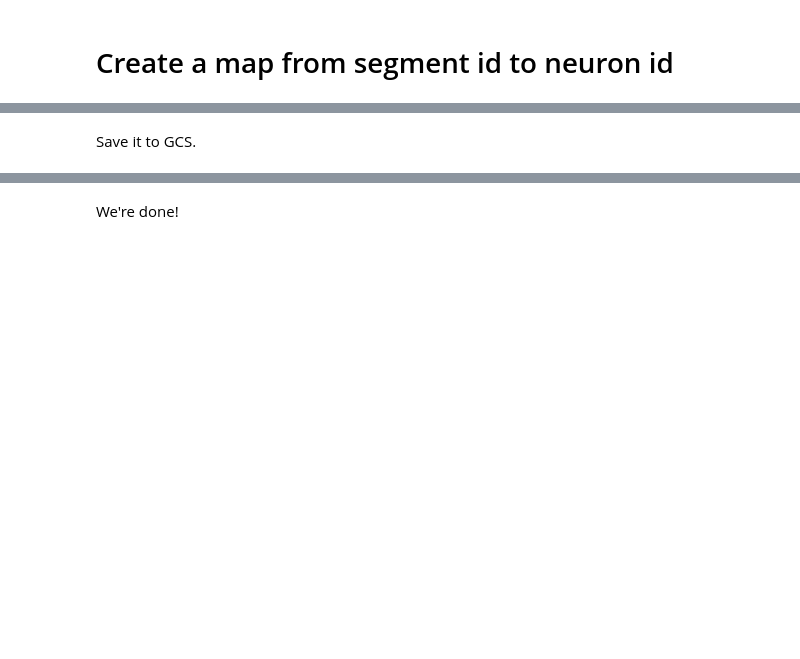
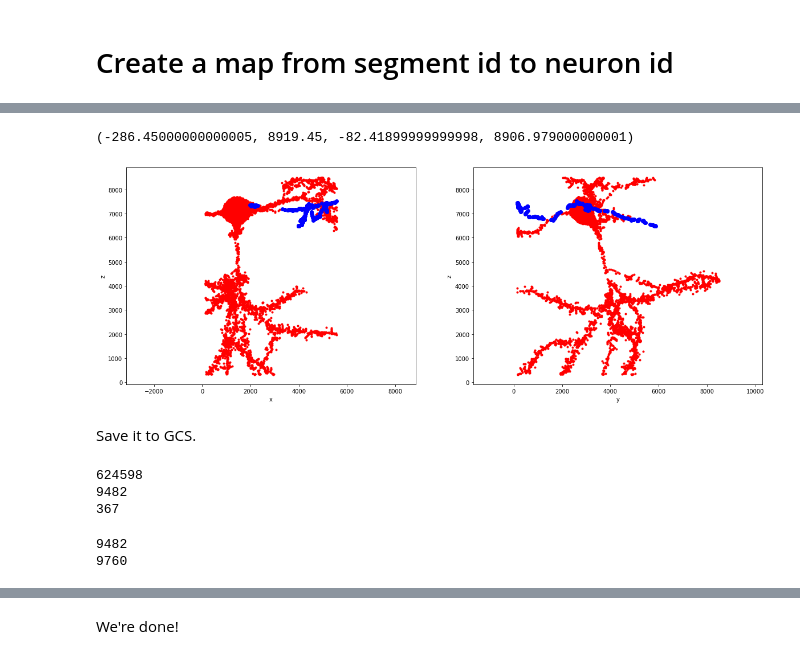
Before and after one commit to patrickmineault/neuron-jungle, a Jupyter notebook: Process each chunk.ipynb, the cells around one changed output, grey strips where cells are left out. Saved outputs shown, nothing was run; the diff lists cells and outputs as text; code cells hidden in the pictures; blank space fills up the shorter version.

```diff
--- a/Process each chunk.ipynb
+++ b/Process each chunk.ipynb
@@ -122,5 +284,41 @@ for neuron_id, segment_ids in d.items():
+# %%
+segments = h5py.File('../cache/segments.hdf5', 'r')
+seg_positions = np.array(segments['segments']['position'])
+# %%
+# Plot neuron 1
+idx = 1
+plt.figure(figsize=(20, 7))
+dendrite_centers = seg_positions[:, np.array(dendrite_segments[idx])-1]
+axon_centers_a = seg_positions[:, np.array(axon_segments2[idx])-1]
+plt.subplot(121)
+plt.plot(dendrite_centers[0, :], dendrite_centers[2, :] * 2.49, 'r.')
+plt.plot(axon_centers_a[0, :], axon_centers_a[2, :] * 2.49, 'bo')
+#plt.plot(axon_centers_b[0, :], axon_centers_b[2, :] * 2.49, 'ko')
+plt.xlabel('x')
+plt.ylabel('z')
+plt.box('off')
+plt.axis('equal')
+plt.subplot(122)
+plt.plot(dendrite_centers[1, :], dendrite_centers[2, :] * 2.49, 'r.')
+plt.plot(axon_centers_a[1, :], axon_centers_a[2, :] * 2.49, 'bo')
+#plt.plot(axon_centers_b[1, :], axon_centers_b[2, :] * 2.49, 'ko')
+plt.xlabel('y')
+plt.ylabel('z')
+plt.box('off')
+plt.axis('equal')
+# %% [output]
+(-286.45000000000005, 8919.45, -82.41899999999998, 8906.979000000001)
+[figure, added]
 # %% [markdown]
 Save it to GCS.
+# %%
+full_map = {**dendrite_map, **axon_map}
+print(sum([1 for v in dendrite_map.values() if v == 1]))
+print(sum([1 for v in axon_map.values() if v == 1]))
+# %% [output]
+624598
+9482
+367
 # %%
 fs = gcsfs.GCSFileSystem(project='neuron-jungle', token=credentials)
 with fs.open('l4dense/neuron-map-with-axons.pkl', 'wb') as f:
@@ -127,0 +333,6 @@ with fs.open('l4dense/neuron-map-with-axons.pkl', 'wb') as f:
+# %%
+print(sum([1 for v in segment_to_neuron.values() if v == 1]))
+print(sum([1 for v in segment_to_neuron_with_axons.values() if v == 1]))
+# %% [output]
+9482
+9760
```
Also changed, not shown: parts of 19 cells of this notebook, 3 other files.
